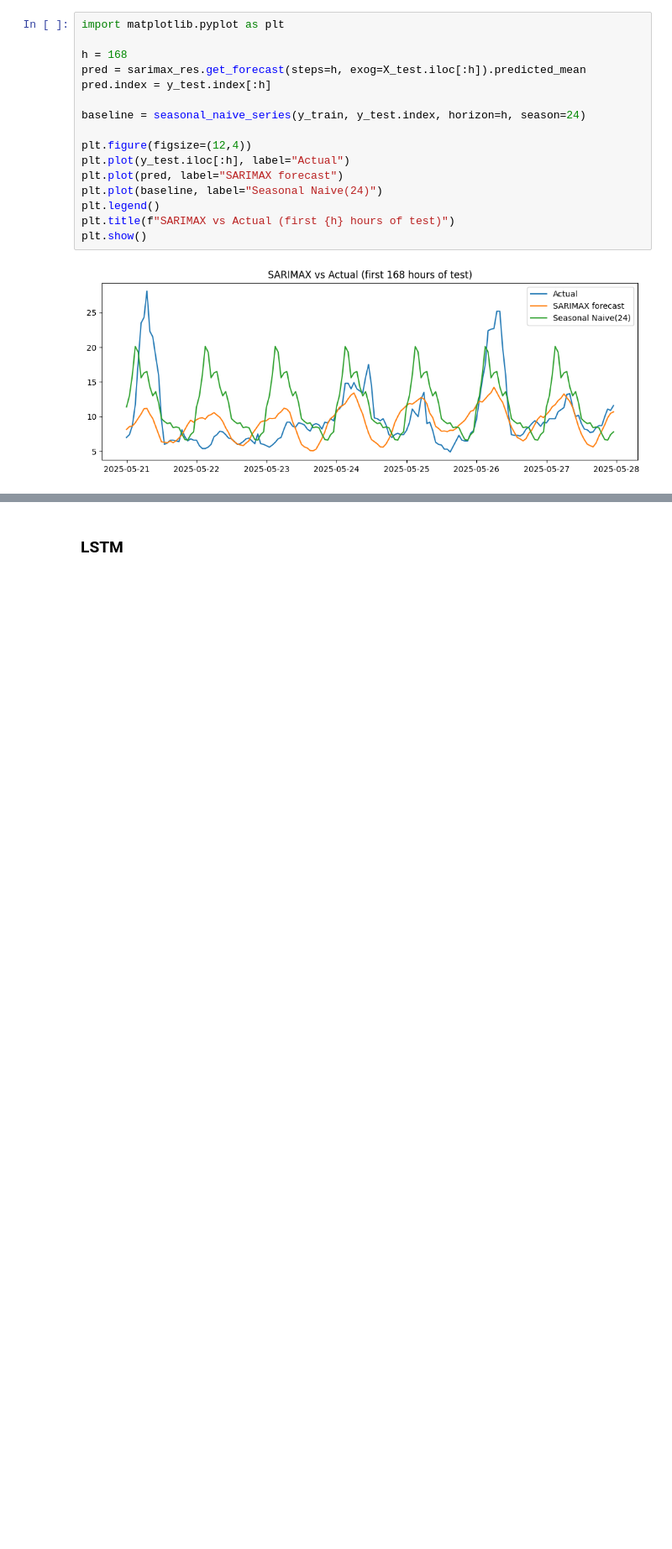
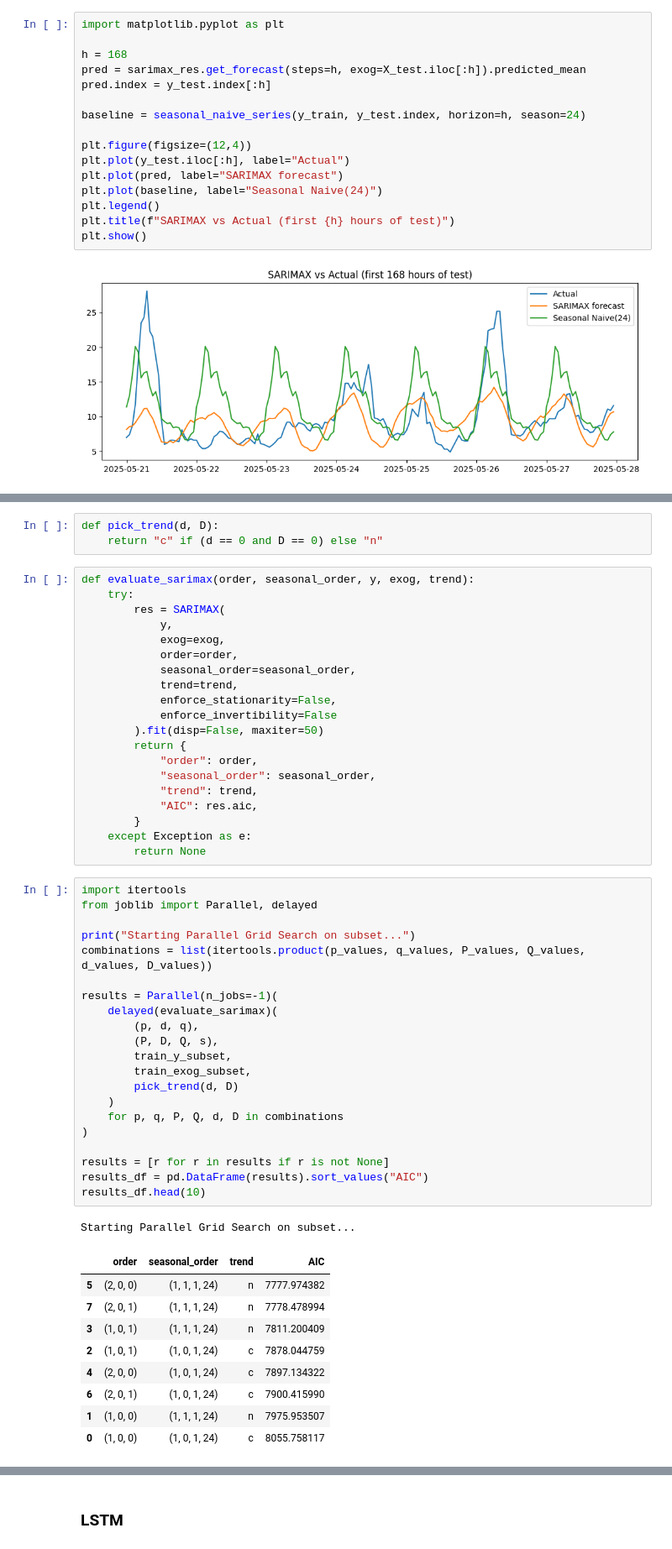
Before and after one commit to GBrochado/TSF---Weather-and-Air-quality-Forecasting, a Jupyter notebook: project2_enhanced.ipynb, the cells around one changed output, grey strips where cells are left out. Shown at 84% size. Saved outputs shown, nothing was run; the diff lists cells and outputs as text; blank space fills up the shorter version.

```diff
--- a/project2_enhanced.ipynb
+++ b/project2_enhanced.ipynb
@@ -1386,0 +1467,55 @@ plt.show()
+# %%
+def pick_trend(d, D):
+    return "c" if (d == 0 and D == 0) else "n"
+# %%
+def evaluate_sarimax(order, seasonal_order, y, exog, trend):
+    try:
+        res = SARIMAX(
+            y,
+            exog=exog,
+            order=order,
+            seasonal_order=seasonal_order,
+            trend=trend,
+            enforce_stationarity=False,
+            enforce_invertibility=False
+        ).fit(disp=False, maxiter=50)
+        return {
+            "order": order,
+            "seasonal_order": seasonal_order,
+            "trend": trend,
+            "AIC": res.aic,
+        }
+    except Exception as e:
+        return None
+# %%
+import itertools
+from joblib import Parallel, delayed
+
+print("Starting Parallel Grid Search on subset...")
+combinations = list(itertools.product(p_values, q_values, P_values, Q_values, d_values, D_values))
+
+results = Parallel(n_jobs=-1)(
+    delayed(evaluate_sarimax)(
+        (p, d, q),
+        (P, D, Q, s),
+        train_y_subset,
+        train_exog_subset,
+        pick_trend(d, D)
+    )
+    for p, q, P, Q, d, D in combinations
+)
+
+results = [r for r in results if r is not None]
+results_df = pd.DataFrame(results).sort_values("AIC")
+results_df.head(10)
+# %% [output]
+Starting Parallel Grid Search on subset...
+|  | order | seasonal_order | trend | AIC |
+| 5 | (2, 0, 0) | (1, 1, 1, 24) | n | 7777.974382 |
+| 7 | (2, 0, 1) | (1, 1, 1, 24) | n | 7778.478994 |
+| 3 | (1, 0, 1) | (1, 1, 1, 24) | n | 7811.200409 |
+| 2 | (1, 0, 1) | (1, 0, 1, 24) | c | 7878.044759 |
+| 4 | (2, 0, 0) | (1, 0, 1, 24) | c | 7897.134322 |
+| 6 | (2, 0, 1) | (1, 0, 1, 24) | c | 7900.415990 |
+| 1 | (1, 0, 0) | (1, 1, 1, 24) | n | 7975.953507 |
+| 0 | (1, 0, 0) | (1, 0, 1, 24) | c | 8055.758117 |
```
Also changed, not shown: parts of 19 cells of this notebook.
